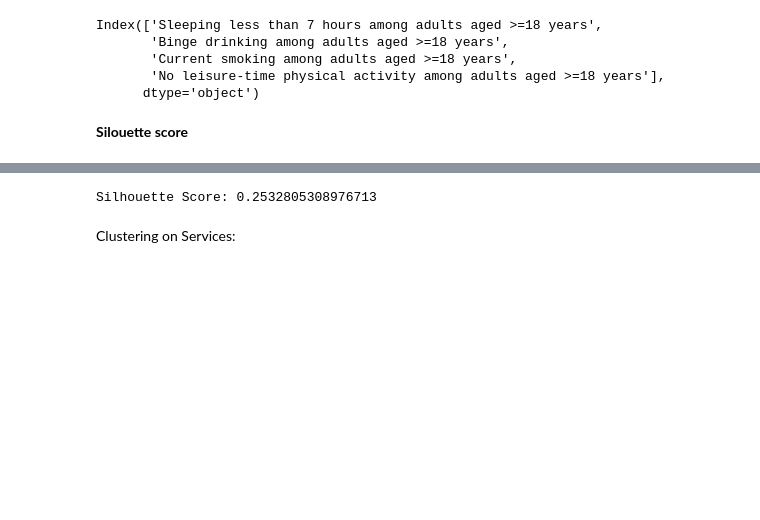
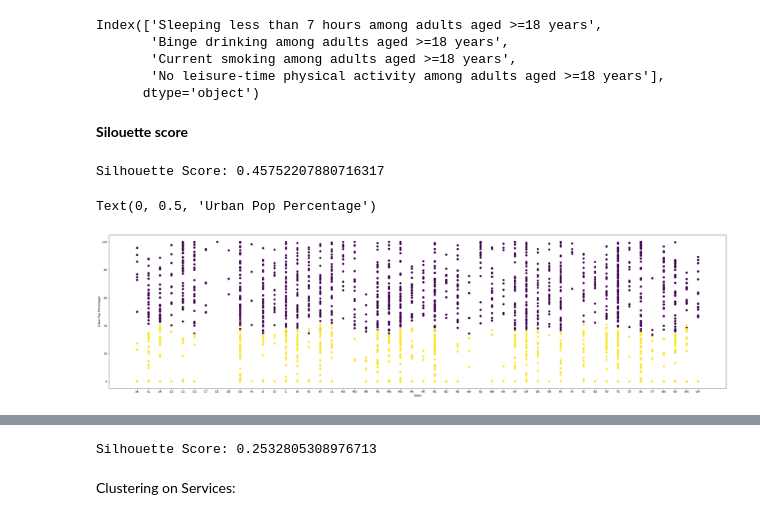
Before and after one commit to dereksgithub/cities_study_QM_Term_project, a Jupyter notebook: machine_learning/clustering_place.ipynb, the cells around one changed output, grey strips where cells are left out. Cells and saved outputs as stored; diff of their text form; code cells hidden in the pictures; blank space fills up the shorter version.

Commit message:
moved files to folders, fixed labels of visuals

```diff
--- a/machine_learning/clustering_place.ipynb
+++ b/machine_learning/clustering_place.ipynb
@@ -23,0 +39,10 @@ cdc_cluster = pd.read_csv(r'/mnt/d/OneDrive - University College London/T1/CASA0
+# %%
+#cdc_all['State'] = cdc_all['GeoLocation'].str.split(' | ')[0]
+#splited_df = cdc_all['GeoLocation'].str.split('|', expand=True)
+#cdc_all['State'], cdc_all['County'] = zip(*[(x.strip(), y.strip() if y else None)
+#                                  for x, y in cdc_all['GeoLocation'].str.split('|', n=1, expand=True)])
+
+cdc_all[['State', 'County']] = cdc_all['GeoLocation'].str.split('|', expand=True)
+# %%
+cdc_all['State'] = cdc_all['State'].str.strip()
+cdc_all['County'] = cdc_all['County'].str.strip()
@@ -24,5 +51,5 @@ cdc_cluster = pd.read_csv(r'/mnt/d/OneDrive - University College London/T1/CASA0
 # %%
-cdc_cluster = cdc_cluster.drop(columns=['Location','GeoLocation', 'GEOID'])
+cdc_cluster = cdc_all.drop(columns=['Location','GeoLocation', 'GEOID','Rural_Pop_Percent', 'Urban_Housing_Percent', 'Rural_Housing_Percent', 'State', 'County'])
 # %%
 cdc_cluster.columns = cdc_cluster.columns.str.replace(' ', '_')
 cdc_cluster.columns = cdc_cluster.columns.str.replace('(', '_')
@@ -175,6 +70,6 @@ Index(['Sleeping less than 7 hours among adults aged >=18 years',
 # %%
 from sklearn.cluster import KMeans
 
-kmeans_health = KMeans(n_clusters= 4, random_state=59000, n_init="auto").fit(cdc_health_outcomes)
-kmeans_health.labels_
-cdc_20_21['KMeans_Health_Outcome_cluster'] = kmeans_health.labels_
+kmeans_all = KMeans(n_clusters= 2, random_state=59000, n_init="auto").fit(cdc_cluster)
+kmeans_all.labels_
+cdc_all['KMeans_2_cluster'] = kmeans_all.labels_
@@ -188,0 +78,22 @@ import sklearn.metrics as sklm
+# %%
+import sklearn.metrics as sklm
+#cdc_kMeans_HO_cluster = kmeans_all.labels_
+# These lines calculate the silhouette score...
+silhouette_kmeans = sklm.silhouette_score(cdc_cluster, cdc_all['KMeans_2_cluster'])
+
+# ... and print it:
+print("Silhouette Score:", silhouette_kmeans)
+# %% [output]
+Silhouette Score: 0.45752207880716317
+# %%
+plt.figure(figsize=(40, 10))
+
+plt.scatter(cdc_all['State'], cdc_all['Urban_Pop_Percent'], c= kmeans_all.labels_,cmap='viridis',s=50)
+
+plt.ylim(-5, 105)
+plt.xlabel('State')
+#plt.ylabel('CHD Prevalence')
+plt.ylabel('Urban Pop Percentage')
+# %% [output]
+Text(0, 0.5, 'Urban Pop Percentage')
+[figure, added]
```
Also changed, not shown: parts of 20 cells of this notebook, 2 other files.
